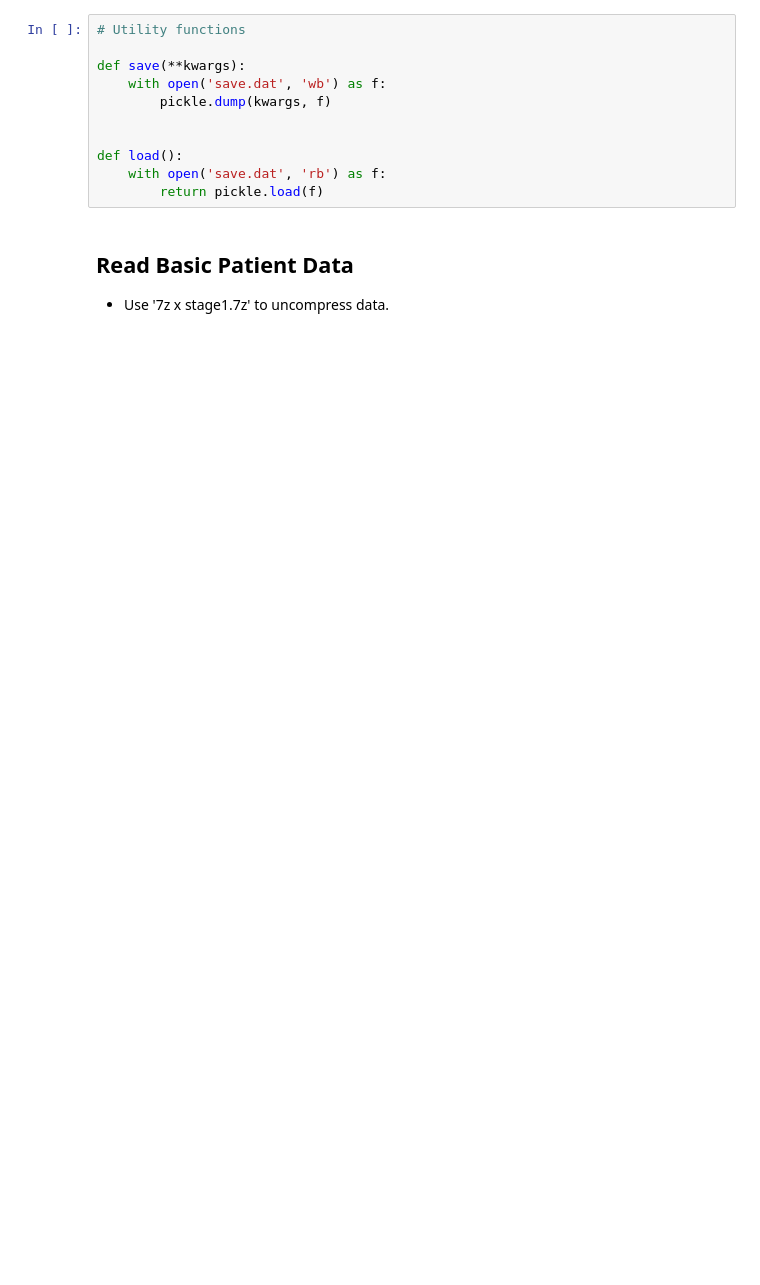
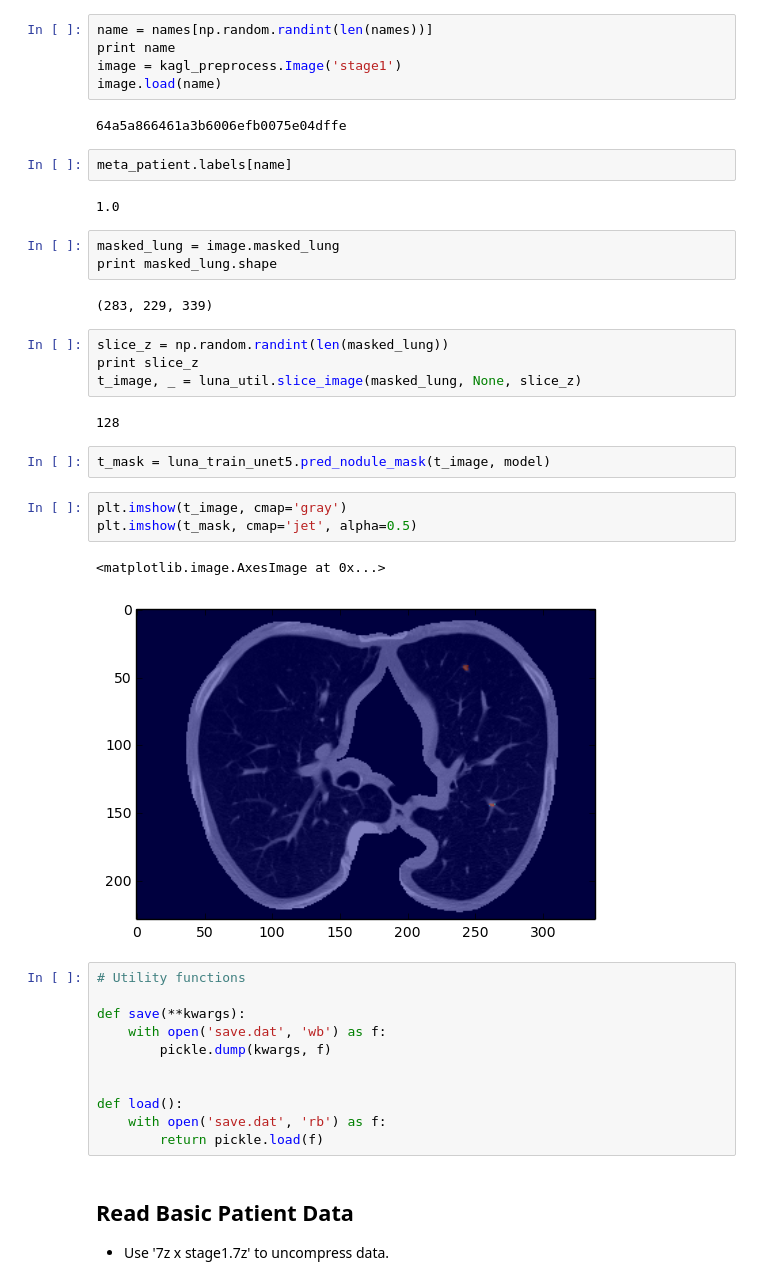
Before and after one commit to binarygo/ct, a Jupyter notebook: alpha.ipynb, the cells around one changed output. Saved outputs shown, nothing was run; the diff lists cells and outputs as text; blank space fills up the shorter version.

```diff
--- a/alpha.ipynb
+++ b/alpha.ipynb
@@ -39,3 +68,33 @@ reload(util);
+# %%
+name = names[np.random.randint(len(names))]
+print name
+image = kagl_preprocess.Image('stage1')
+image.load(name)
+# %% [output]
+64a5a866461a3b6006efb0075e04dffe
+# %%
+meta_patient.labels[name]
+# %% [output]
+1.0
+# %%
+masked_lung = image.masked_lung
+print masked_lung.shape
+# %% [output]
+(283, 229, 339)
+# %%
+slice_z = np.random.randint(len(masked_lung))
+print slice_z
+t_image, _ = luna_util.slice_image(masked_lung, None, slice_z)
+# %% [output]
+128
+# %%
+t_mask = luna_train_unet5.pred_nodule_mask(t_image, model)
+# %%
+plt.imshow(t_image, cmap='gray')
+plt.imshow(t_mask, cmap='jet', alpha=0.5)
+# %% [output]
+<matplotlib.image.AxesImage at 0x...>
+[figure, added]
 # %%
 # Utility functions
 
```
Also changed, not shown: parts of 6 cells of this notebook, 5 other files.
